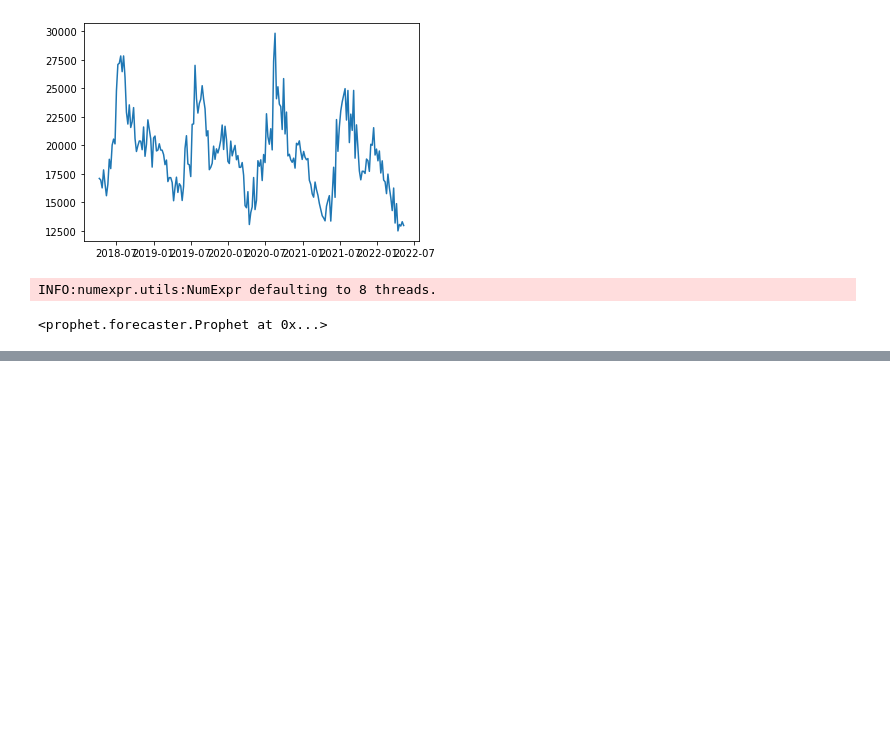
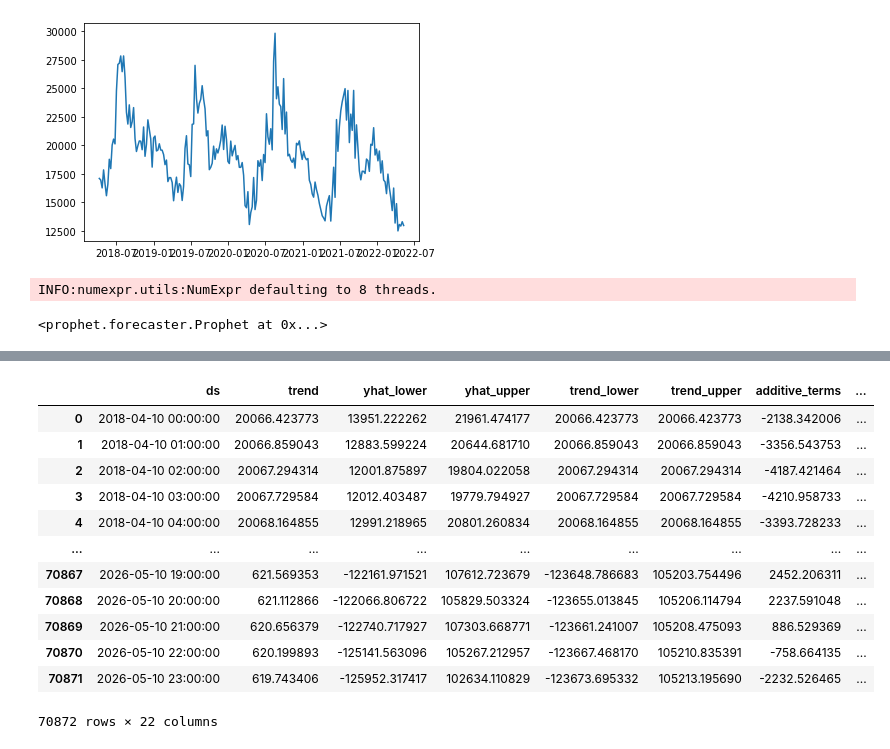
Before and after one commit to woolleygrammoth/caiso-data-modeling, a Jupyter notebook: exploration.ipynb, the cells around one changed output, grey strips where cells are left out. Cells and saved outputs as stored; diff of their text form; code cells hidden in the pictures; blank space fills up the shorter version.

```diff
--- a/exploration.ipynb
+++ b/exploration.ipynb
@@ -92,0 +93,16 @@ m.plot_components(forecast)
+# %%
+forecast
+# %% [output]
+|  | ds | trend | yhat_lower | yhat_upper | trend_lower | trend_upper | additive_terms | ... |
+| 0 | 2018-04-10 00:00:00 | 20066.423773 | 13951.222262 | 21961.474177 | 20066.423773 | 20066.423773 | -2138.342006 | ... |
+| 1 | 2018-04-10 01:00:00 | 20066.859043 | 12883.599224 | 20644.681710 | 20066.859043 | 20066.859043 | -3356.543753 | ... |
+| 2 | 2018-04-10 02:00:00 | 20067.294314 | 12001.875897 | 19804.022058 | 20067.294314 | 20067.294314 | -4187.421464 | ... |
+| 3 | 2018-04-10 03:00:00 | 20067.729584 | 12012.403487 | 19779.794927 | 20067.729584 | 20067.729584 | -4210.958733 | ... |
+| 4 | 2018-04-10 04:00:00 | 20068.164855 | 12991.218965 | 20801.260834 | 20068.164855 | 20068.164855 | -3393.728233 | ... |
+| ... | ... | ... | ... | ... | ... | ... | ... | ... |
+| 70867 | 2026-05-10 19:00:00 | 621.569353 | -122161.971521 | 107612.723679 | -123648.786683 | 105203.754496 | 2452.206311 | ... |
+| 70868 | 2026-05-10 20:00:00 | 621.112866 | -122066.806722 | 105829.503324 | -123655.013845 | 105206.114794 | 2237.591048 | ... |
+| 70869 | 2026-05-10 21:00:00 | 620.656379 | -122740.717927 | 107303.668771 | -123661.241007 | 105208.475093 | 886.529369 | ... |
+| 70870 | 2026-05-10 22:00:00 | 620.199893 | -125141.563096 | 105267.212957 | -123667.468170 | 105210.835391 | -758.664135 | ... |
+| 70871 | 2026-05-10 23:00:00 | 619.743406 | -125952.317417 | 102634.110829 | -123673.695332 | 105213.195690 | -2232.526465 | ... |
+70872 rows × 22 columns
```
Also changed, not shown: parts of 1 cell of this notebook.
